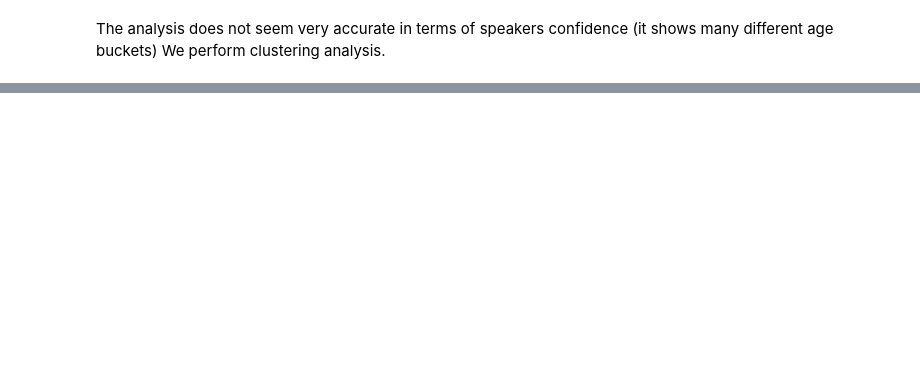
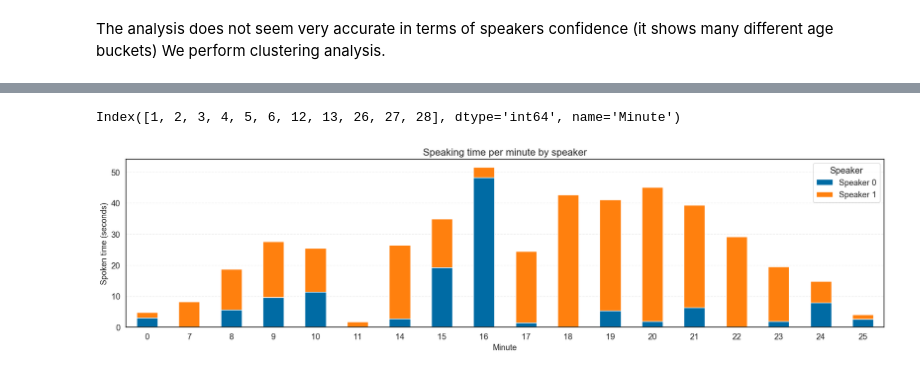
Before and after one commit to lorahc/Richemont, a Jupyter notebook: AUDIO.ipynb, the cells around one changed output, grey strips where cells are left out. Drawn from its saved outputs; the diff is of its cells as text; code cells hidden in the pictures; blank space fills up the shorter version.

```diff
--- a/AUDIO.ipynb
+++ b/AUDIO.ipynb
@@ -585,0 +541,33 @@ for metric in voice_metrics:
+# %%
+only_silence_minutes
+# %% [output]
+Index([1, 2, 3, 4, 5, 6, 12, 13, 26, 27, 28], dtype='int64', name='Minute')
+# %%
+# CONTRIBUTION RATE
+df['Minute'] = df['Time_min'].astype(int)
+
+df_spoken = df[df['Speaker_Label'] != 'Silence'].copy()
+
+
+frame_duration = (df['Timestamp'].diff().median()) / 1000
+df_spoken['Duration_sec'] = frame_duration
+
+spoken_per_minute = df_spoken.groupby(['Minute', 'Speaker_Label'])['Duration_sec'].sum().unstack(fill_value=0)
+
+
+spoken_per_minute.plot(kind='bar', stacked=True, figsize=(18, 5), color={
+    'Speaker 0': '#006BA4',
+    'Speaker 1': '#FF800E'
+})
+
+plt.title("Speaking time per minute by speaker", fontsize=16)
+plt.xlabel("Minute", fontsize=13)
+
+plt.ylabel("Spoken time (seconds)", fontsize=13)
+plt.grid(axis='y', linestyle='--', alpha=0.3)
+plt.xticks(rotation=0)
+plt.legend(title='Speaker')
+plt.tight_layout()
+plt.show()
+# %% [output]
+[figure, added]
```
Also changed, not shown: parts of 19 cells of this notebook.
